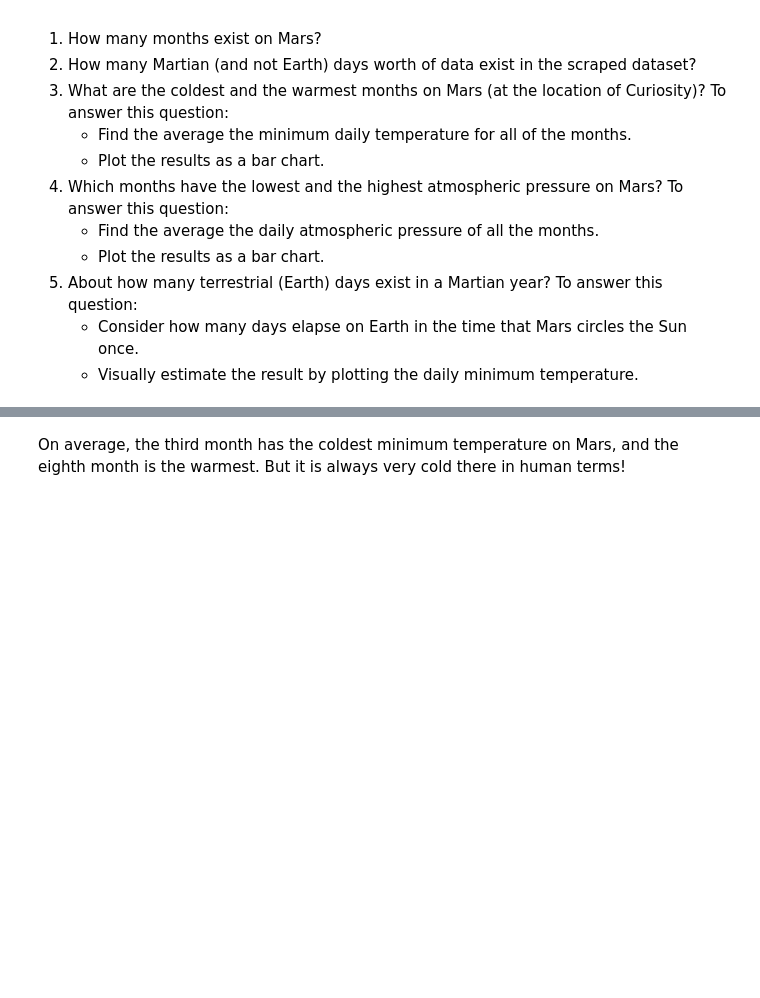
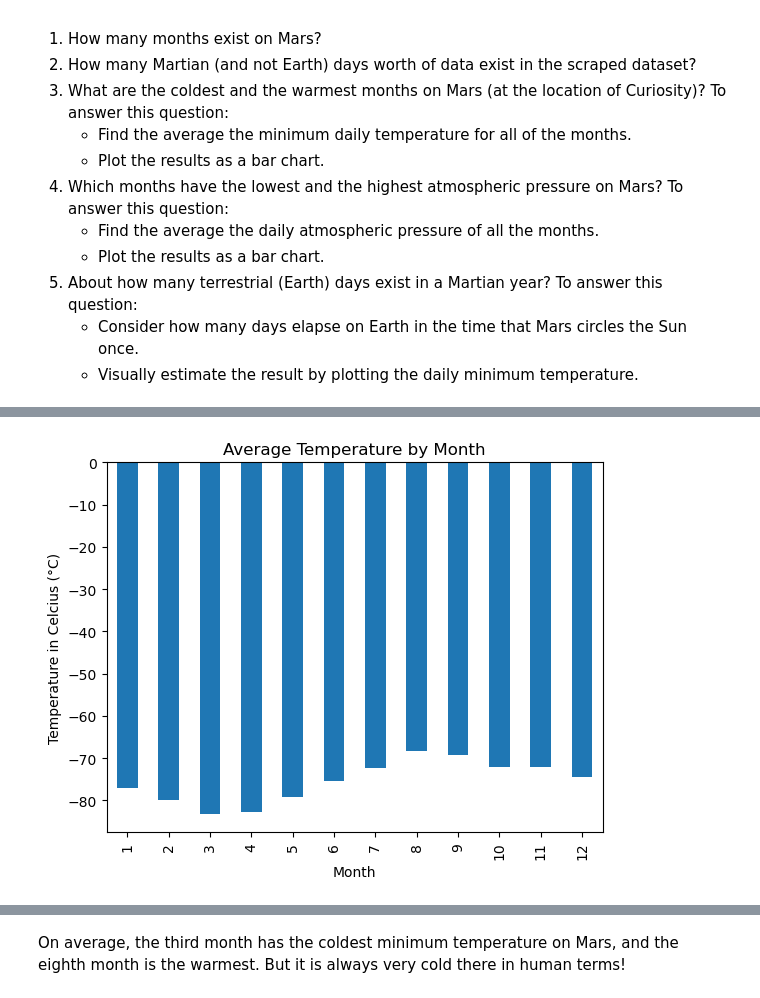
Before and after one commit to eldiscala/M11-challenge, a Jupyter notebook: Challenge/part_2_mars_weather.ipynb, the cells around one changed output, grey strips where cells are left out. Cells and saved outputs as stored; diff of their text form; code cells hidden in the pictures; blank space fills up the shorter version.

```diff
--- a/Challenge/part_2_mars_weather.ipynb
+++ b/Challenge/part_2_mars_weather.ipynb
@@ -12,3 +11,6 @@ browser = Browser('chrome')
+# %%
+executable_path = {'executable_path': ChromeDriverManager().install()}
+browser = Browser('chrome', **executable_path, headless=False)
 # %% [markdown]
 ### Step 1: Visit the Website
 
@@ -29,7 +31,7 @@ Note that this can also be achieved by using the Pandas `read_html` function. Ho
 # %%
 # Create a Beautiful Soup Object
 html = browser.html
-soup = Soup(html, 'html.parser')
+soup = soup(html, 'html.parser')
 # %%
 # Extract all rows of data
 table = soup.find("table")
@@ -61,7 +56,7 @@ for row in rows:
 # %%
 # Create a Pandas DataFrame by using the list of rows and a list of the column names
 column_names = ['id', 'terrestrial_date', 'sol', 'ls', 'month', 'min_temp', 'pressure']
-mars_df = pd.DataFrame(row_list, columns = column_names)
+mars_df = pd.DataFrame(table_data, columns = column_names)
 # %%
 # Confirm DataFrame was created successfully
 mars_df.head()
@@ -109,4 +148,4 @@ group_by_date['terrestrial_date'].count()
 # %%
 # 3. What is the average low temperature by month?
-ave_min_temp = group_by_month['min_temp'].mean()
+ave_min_temp = mars_df.groupby('month')['min_temp'].mean()
 ave_min_temp
@@ -113,10 +167,12 @@ ave_min_temp
 # %%
 # Plot the average temperature by month
-ave_min_temp_chart = avg_min_temp.plot.bar()
+ave_min_temp_chart = ave_min_temp.plot.bar()
 plt.xlabel('Month')
 plt.ylabel('Temperature in Celcius (°C)')
 plt.title('Average Temperature by Month')
 plt.show()
+# %% [output]
+[figure, added]
 # %%
 # Identify the coldest and hottest months in Curiosity's location
 group_by_month = mars_df.groupby('month')
```
Also changed, not shown: parts of 13 cells of this notebook, 1 other file.
